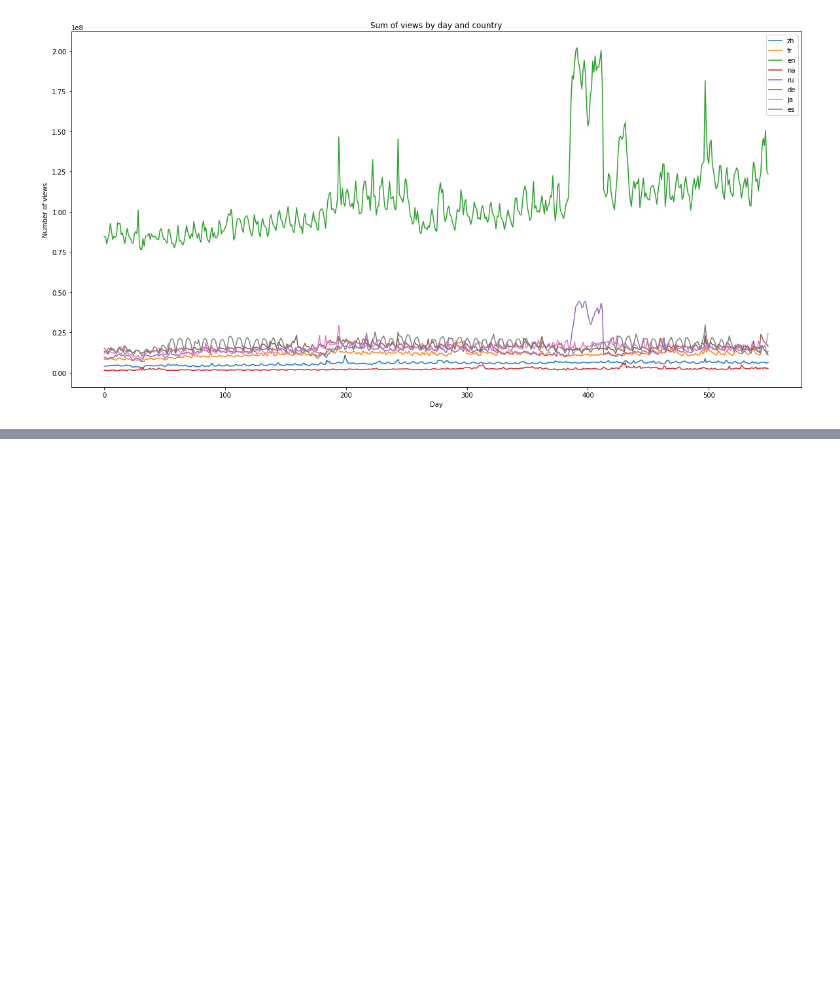
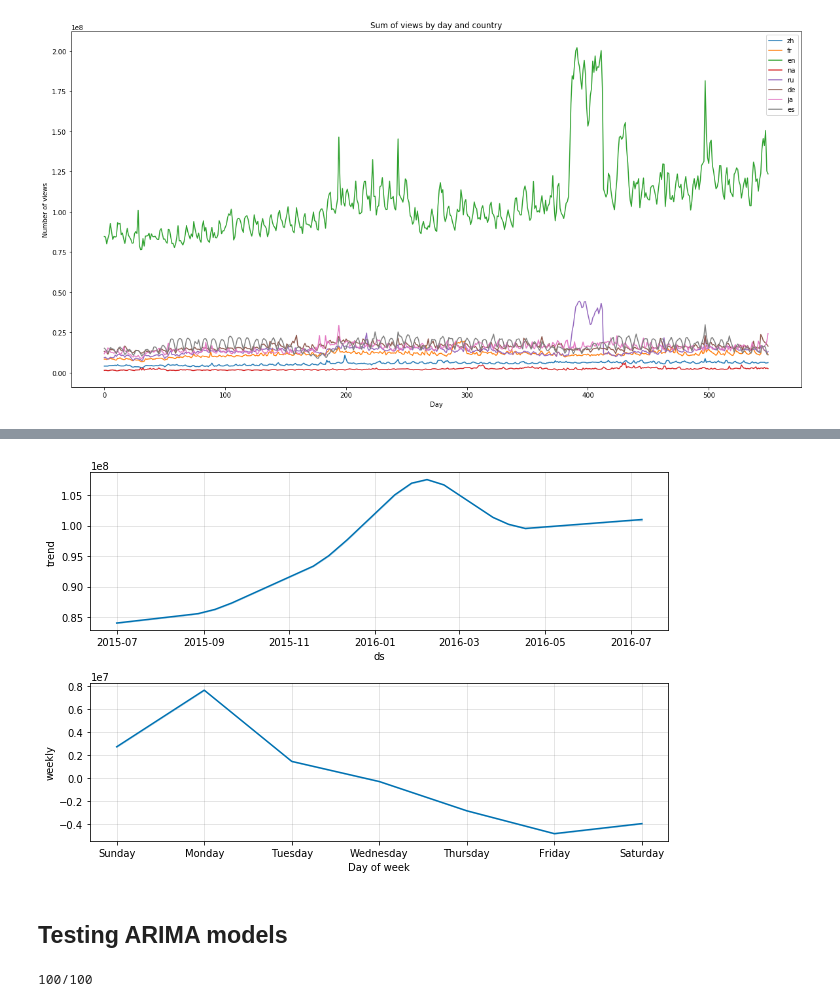
Before and after one commit to maximelovino/WikiForecasting, a Jupyter notebook: wiki_exploration.ipynb, the cells around one changed output, grey strips where cells are left out. Saved outputs shown, nothing was run; the diff lists cells and outputs as text; code cells hidden in the pictures; blank space fills up the shorter version.

```diff
--- a/wiki_exploration.ipynb
+++ b/wiki_exploration.ipynb
@@ -101,0 +137,44 @@ plt.show()
+# %%
+fig2 = m.plot_components(forecast)
+# %% [output]
+[figure, added]
+# %% [markdown]
+## Testing ARIMA models
+# %%
+from statsmodels.tsa.arima_model import ARIMA
+import sys
+
+# de 72 is not bad
+# na 12127
+# es 1508
+# fr 904
+# na 9413
+# en 1276
+# en 23897
+
+lang = 'na'
+index = 12127
+full_set = train_by_lang[lang].iloc[index,5:]
+full_set = pd.DataFrame(full_set)
+full_set = full_set.values
+training_size = 450
+train = full_set[:training_size]
+test = full_set[training_size:]
+
+history = [x for x in train]
+prediction = []
+
+
+for timepoint in range(len(test)):
+    y =  test[timepoint]
+    #forcast value
+    model = ARIMA(history, order=(5,1,0))
+    model_fit = model.fit(disp=0)
+    output = model_fit.forecast()
+    y_hat = output[0]
+    print(f"{timepoint + 1}/{len(test)}",end='\r')
+    #add it in the list
+    prediction.append(y_hat)
+    history.append(y_hat)
+# %% [output]
+100/100
```
Also changed, not shown: parts of 9 cells of this notebook, 1 other file.
